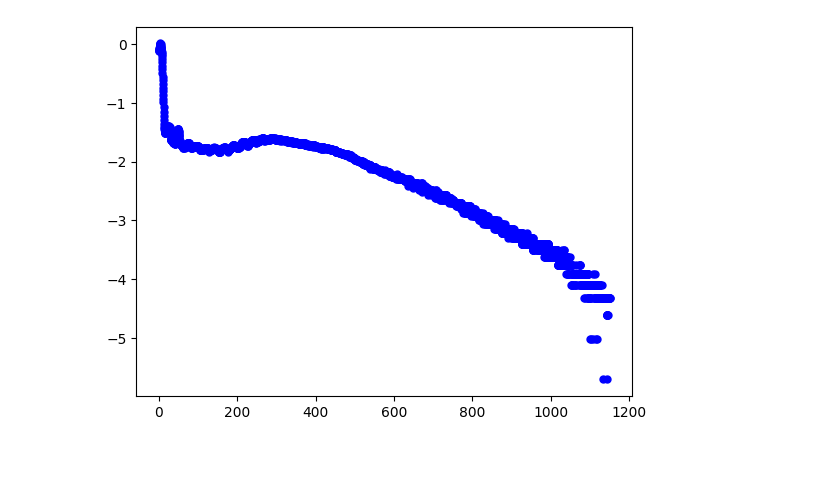
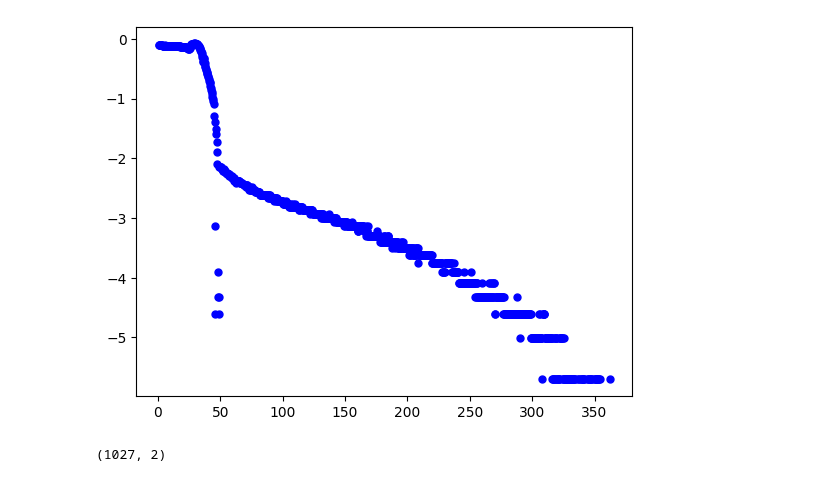
Before and after one commit to YashM8/DoS-Analysis, a Jupyter notebook: development/linspace_smoother.ipynb, the cells around one changed output. Saved outputs shown, nothing was run; the diff lists cells and outputs as text; code cells hidden in the pictures.

```diff
--- a/development/linspace_smoother.ipynb
+++ b/development/linspace_smoother.ipynb
@@ -6,10 +7,12 @@ from analyze import *
 # %%
-data = pd.read_csv("/Users/ypm/Desktop/DoS/analysis_results.csv")
-# data = data[(data['Times'] >= 200) & (data['Times'] <= 500)]
-mat.plot(data['Times'], data['Width'], 'bo', markersize=5)
-mat.show()
+data = pd.read_csv("/Users/ypm/Desktop/DoS/data/toomuch.csv")
+# data = data[(data['Times'] >= 200) & (data['Times'] <= 300)]
+plt.plot(data['Times'], data['Width'], 'bo', markersize=5)
+plt.show()
+print(data.shape)
 # %% [output]
-[figure, old version]
+[figure, new version]
+(1027, 2)
 # %%
 def linspaceSmoother(df):
     processed_df = df.copy()
```
Also changed, not shown: parts of 6 cells of this notebook, 2 other files.
